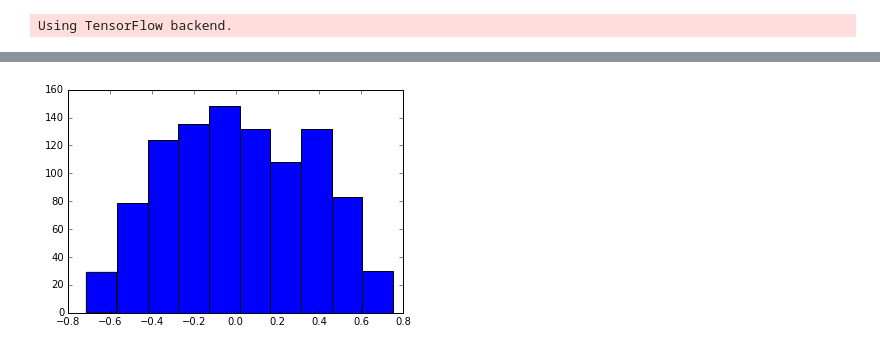
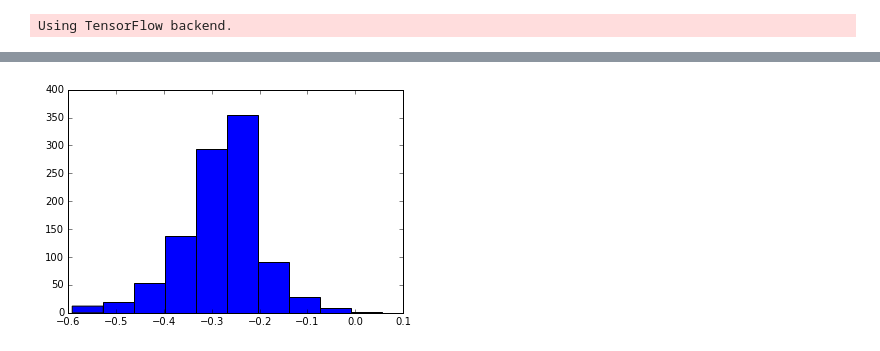
Before and after one commit to JonComo/snake, a Jupyter notebook: snake2.ipynb, the cells around one changed output, grey strips where cells are left out. Saved outputs shown, nothing was run; the diff lists cells and outputs as text; code cells hidden in the pictures.

Commit message:
better training for snake2

```diff
--- a/snake2.ipynb
+++ b/snake2.ipynb
@@ -159,7 +164,7 @@ class Env(object):
 
         return self.screen
 # %%
-env = Env(20, 20)
+env = Env(10, 10)
 # %%
 history = []
 # %%
@@ -271,0 +276,22 @@ fig = plt.plot(y_test)
+# %%
+# train the model, predict reward given state
+
+x_train = []
+y_train = []
+
+i = 0
+while len(x_train) < 100000:
+    i += 1
+    if (i+1) % 10000 == 0:
+        print(len(x_train))
+
+    random_session = history[randint(len(history))]
+    ri = randint(0, len(random_session)-TIME_STEPS-1)
+
+    sars = [random_session[ri + t] for t in range(TIME_STEPS)]
+    states = [sar[0] for sar in sars]
+    state = env.stack(states)
+    reward = sars[-1][2] # reward for state
+
+    x_train.append(state)
+    y_train.append(reward)
@@ -278,7 +322,7 @@ for i in range(30):
     env.reset()
     end = False
     total_r = 0
-    for j in range(40): # j steps
+    for j in range(50): # j steps
         r, s, end = env.step_model(model)
         total_r += r
         if end:
@@ -292,22 +334,21 @@ fig = plt.hist(rs)
 # %%
 # get an idea of model predictions for random states
 
 vs = []
 for i in range(1000):
-    session = history[randint(0, len(history))]
-    ri = randint(0, len(session)-3)
+    random_session = history[randint(len(history))]
+    ri = randint(0, len(random_session)-TIME_STEPS-1)
 
-    sar0 = session[ri]
-    sar1 = session[ri+1]
+    sars = [random_session[ri + t] for t in range(TIME_STEPS)]
+    states = [sar[0] for sar in sars]
+    state = env.stack(states)
 
-    stack = env.stack([sar0[0], sar1[0]])
-
-    v = model.predict(stack)[0, 0]
+    v = model.predict(state)[0, 0]
     vs.append(v)
 
 fig = plt.hist(vs)
 # %% [output]
-[figure, old version]
+[figure, new version]
 # %%
 # visualize pyglet
 
```
Also changed, not shown: parts of 11 cells of this notebook, 1 other file.
